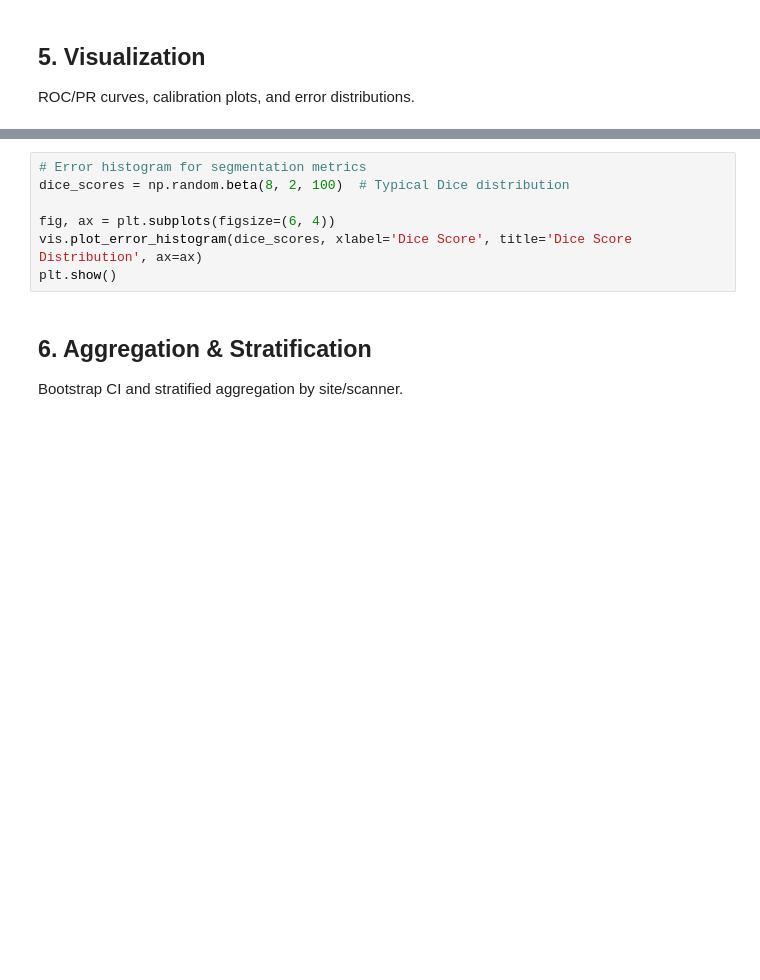
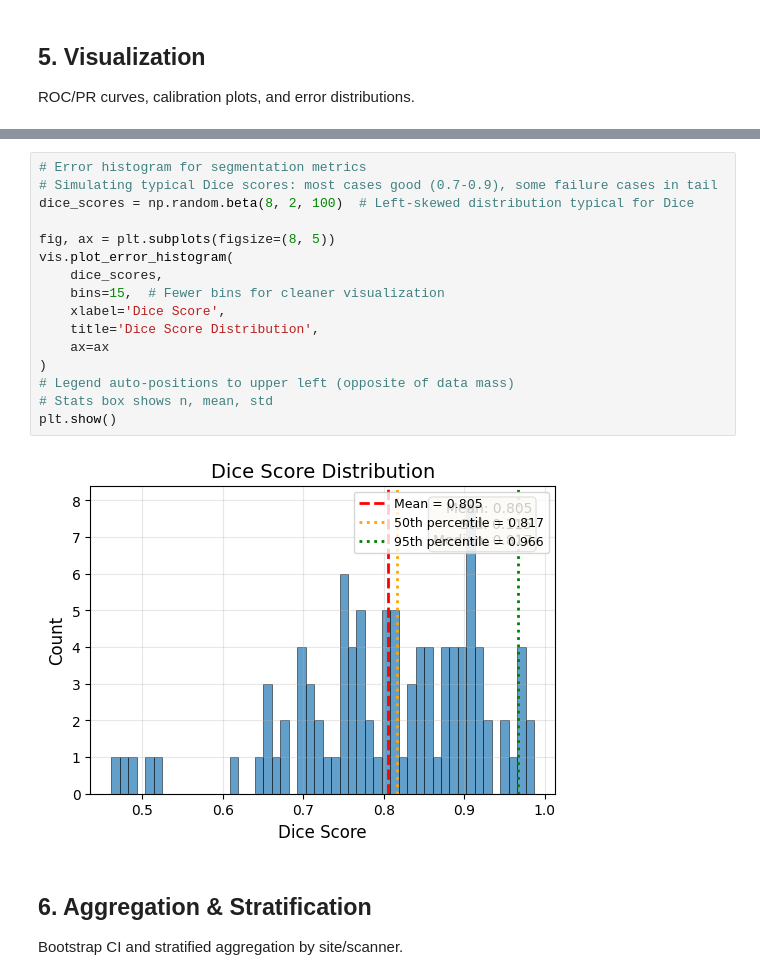
Before and after one commit to Eisenherz00/medeval, a Jupyter notebook: notebooks/demo.ipynb, the cells around one changed output, grey strips where cells are left out. Drawn from its saved outputs; the diff is of its cells as text; blank space fills up the shorter version.

```diff
--- a/notebooks/demo.ipynb
+++ b/notebooks/demo.ipynb
@@ -220,10 +321,21 @@ plt.show()
 # %%
 # Error histogram for segmentation metrics
-dice_scores = np.random.beta(8, 2, 100)  # Typical Dice distribution
+# Simulating typical Dice scores: most cases good (0.7-0.9), some failure cases in tail
+dice_scores = np.random.beta(8, 2, 100)  # Left-skewed distribution typical for Dice
 
-fig, ax = plt.subplots(figsize=(6, 4))
-vis.plot_error_histogram(dice_scores, xlabel='Dice Score', title='Dice Score Distribution', ax=ax)
+fig, ax = plt.subplots(figsize=(8, 5))
+vis.plot_error_histogram(
+    dice_scores,
+    bins=15,  # Fewer bins for cleaner visualization
+    xlabel='Dice Score',
+    title='Dice Score Distribution',
+    ax=ax
+)
+# Legend auto-positions to upper left (opposite of data mass)
+# Stats box shows n, mean, std
 plt.show()
+# %% [output]
+[figure, added]
 # %% [markdown]
 ## 6. Aggregation & Stratification
 
```
Also changed, not shown: parts of 14 cells of this notebook, 6 other files.
